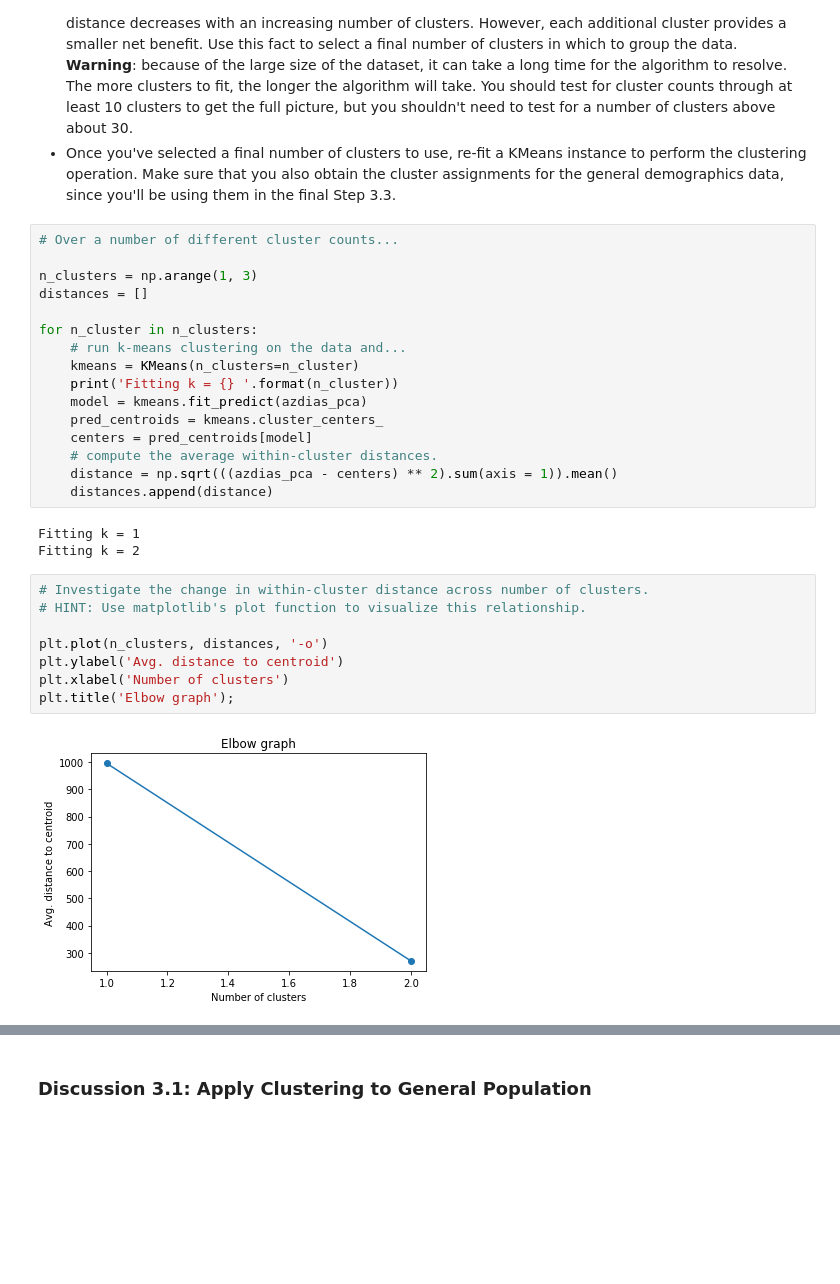
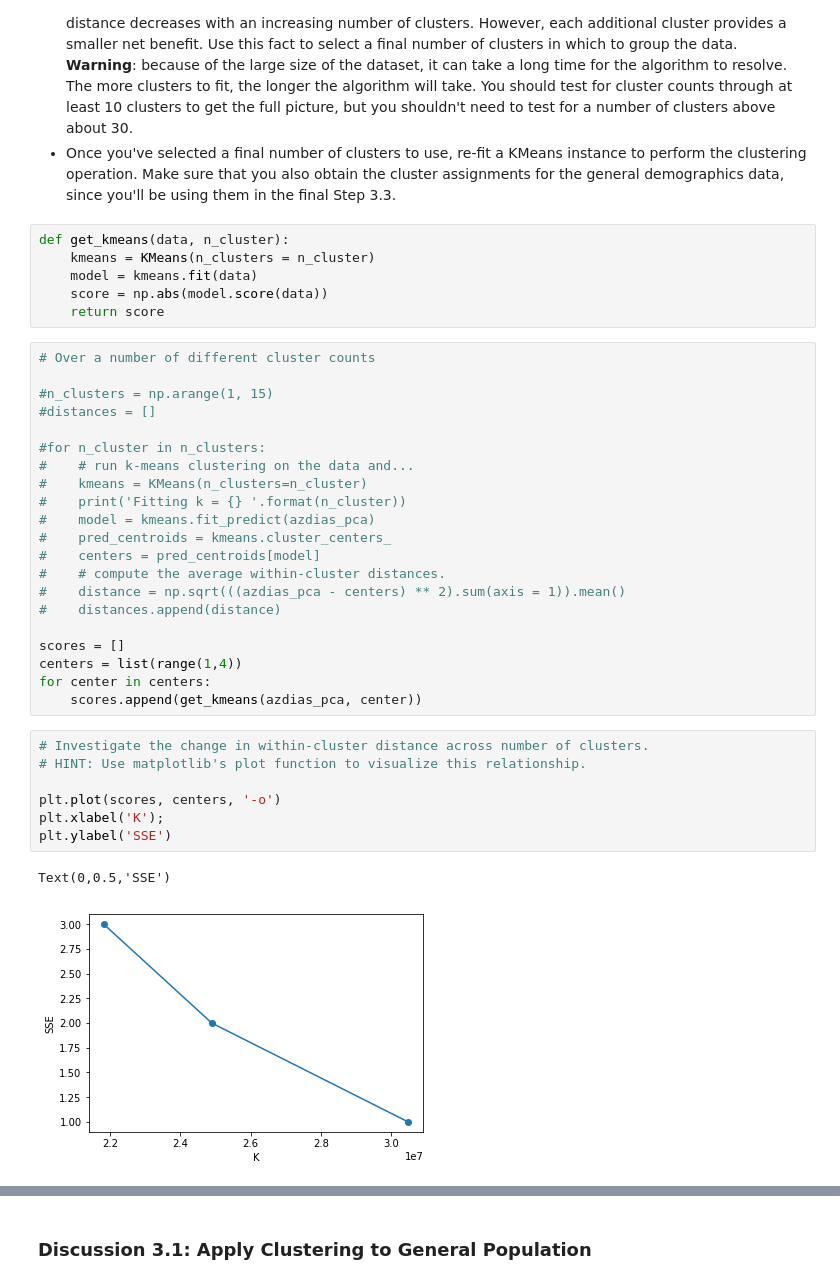
Before and after one commit to etrev17/Unsupervised-Machine-Learning, a Jupyter notebook: Identify_Customer_Segments.ipynb, the cells around one changed output, grey strips where cells are left out. Drawn from its saved outputs; the diff is of its cells as text; blank space fills up the shorter version.

```diff
--- a/Identify_Customer_Segments.ipynb
+++ b/Identify_Customer_Segments.ipynb
@@ -1031,35 +1037,43 @@ You've assessed and cleaned the demographics data, then scaled and transformed t
 - Then, compute the average difference from each point to its assigned cluster's center. **Hint**: The KMeans object's `.score()` method might be useful here, but note that in sklearn, scores tend to be defined so that larger is better. Try applying it to a small, toy dataset, or use an internet search to help your understanding.
 - Perform the above two steps for a number of different cluster counts. You can then see how the average distance decreases with an increasing number of clusters. However, each additional cluster provides a smaller net benefit. Use this fact to select a final number of clusters in which to group the data. **Warning**: because of the large size of the dataset, it can take a long time for the algorithm to resolve. The more clusters to fit, the longer the algorithm will take. You should test for cluster counts through at least 10 clusters to get the full picture, but you shouldn't need to test for a number of clusters above about 30.
 - Once you've selected a final number of clusters to use, re-fit a KMeans instance to perform the clustering operation. Make sure that you also obtain the cluster assignments for the general demographics data, since you'll be using them in the final Step 3.3.
+# %%
+def get_kmeans(data, n_cluster):
+    kmeans = KMeans(n_clusters = n_cluster)
+    model = kmeans.fit(data)
+    score = np.abs(model.score(data))
+    return score
 # %%
-# Over a number of different cluster counts...
+# Over a number of different cluster counts
 
-n_clusters = np.arange(1, 3)
-distances = []
+#n_clusters = np.arange(1, 15)
+#distances = []
 
-for n_cluster in n_clusters:
-    # run k-means clustering on the data and...
-    kmeans = KMeans(n_clusters=n_cluster)
-    print('Fitting k = {} '.format(n_cluster))
-    model = kmeans.fit_predict(azdias_pca)
-    pred_centroids = kmeans.cluster_centers_
-    centers = pred_centroids[model]
-    # compute the average within-cluster distances.
-    distance = np.sqrt(((azdias_pca - centers) ** 2).sum(axis = 1)).mean()
-    distances.append(distance)
+#for n_cluster in n_clusters:
+#    # run k-means clustering on the data and...
+#    kmeans = KMeans(n_clusters=n_cluster)
+#    print('Fitting k = {} '.format(n_cluster))
+#    model = kmeans.fit_predict(azdias_pca)
+#    pred_centroids = kmeans.cluster_centers_
+#    centers = pred_centroids[model]
+#    # compute the average within-cluster distances.
+#    distance = np.sqrt(((azdias_pca - centers) ** 2).sum(axis = 1)).mean()
+#    distances.append(distance)
+
+scores = []
+centers = list(range(1,4))
+for center in centers:
+    scores.append(get_kmeans(azdias_pca, center))
-# %% [output]
-Fitting k = 1
-Fitting k = 2
 # %%
 # Investigate the change in within-cluster distance across number of clusters.
 # HINT: Use matplotlib's plot function to visualize this relationship.
 
-plt.plot(n_clusters, distances, '-o')
-plt.ylabel('Avg. distance to centroid')
-plt.xlabel('Number of clusters')
-plt.title('Elbow graph');
+plt.plot(scores, centers, '-o')
+plt.xlabel('K');
+plt.ylabel('SSE')
 # %% [output]
+Text(0,0.5,'SSE')
-[figure, old version]
+[figure, new version]
 # %%
 # Re-fit the k-means model with the selected number of clusters and obtain
 # cluster predictions for the general population demographics data.
```
Also changed, not shown: parts of 128 cells of this notebook.
